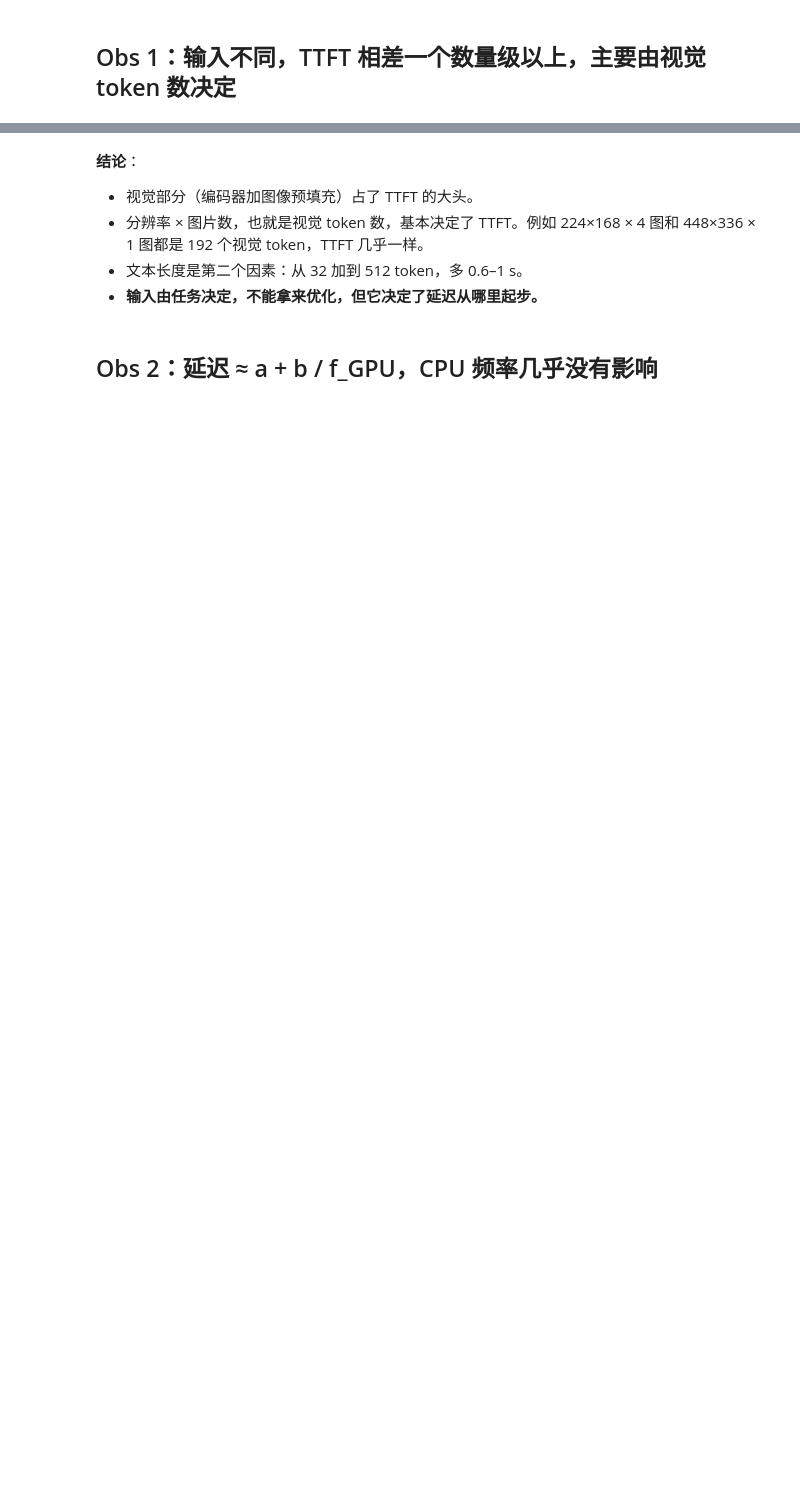
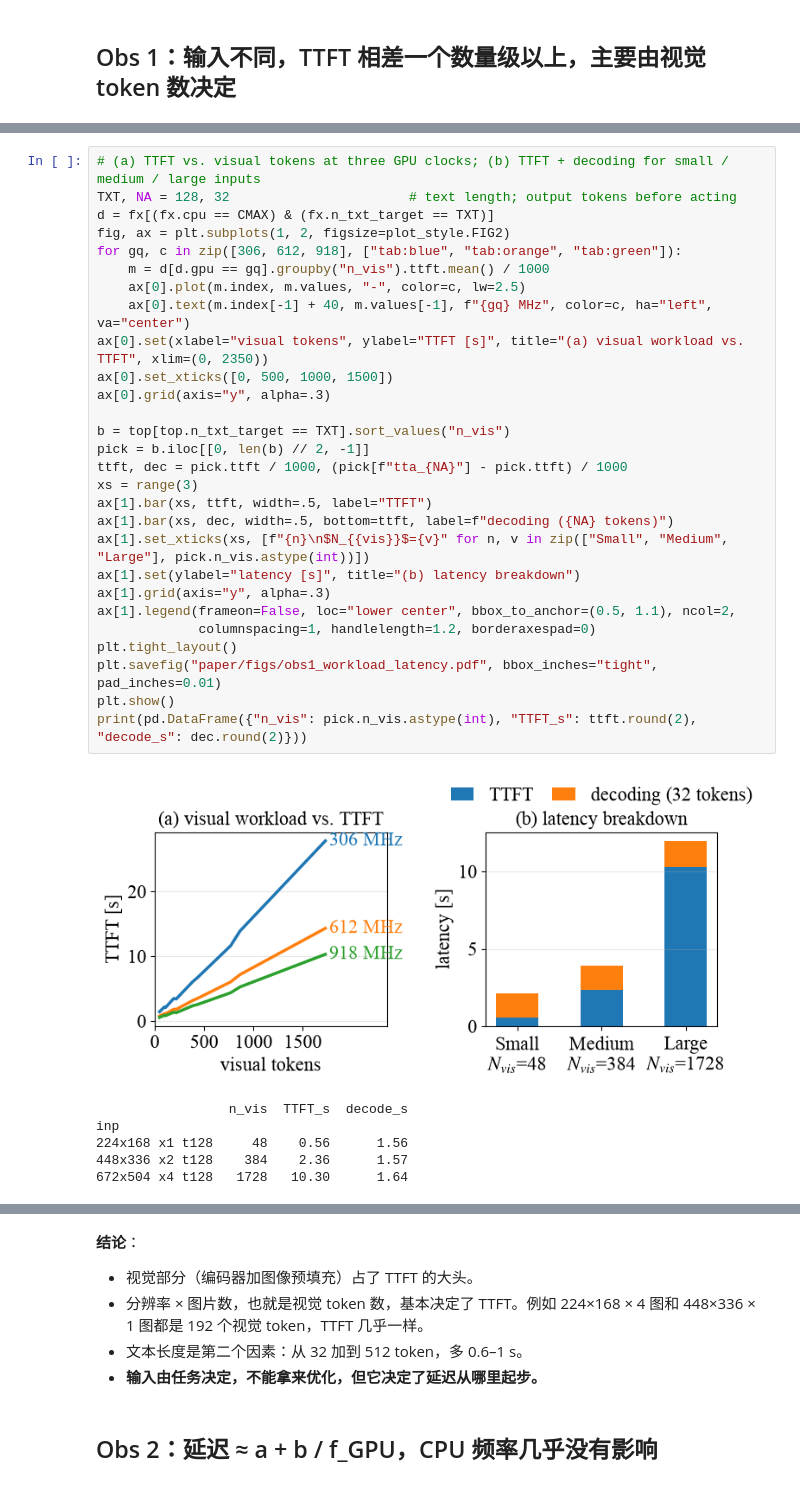
Before and after one commit to DufreWu/ViMoR, a Jupyter notebook: speed_vlm/motivation.ipynb, the cells around one changed output, grey strips where cells are left out. Cells and saved outputs as stored; diff of their text form; blank space fills up the shorter version.

```diff
--- a/speed_vlm/motivation.ipynb
+++ b/speed_vlm/motivation.ipynb
@@ -86,0 +203,35 @@ plt.tight_layout(); plt.show()
+# %%
+# (a) TTFT vs. visual tokens at three GPU clocks; (b) TTFT + decoding for small / medium / large inputs
+TXT, NA = 128, 32                       # text length; output tokens before acting
+d = fx[(fx.cpu == CMAX) & (fx.n_txt_target == TXT)]
+fig, ax = plt.subplots(1, 2, figsize=plot_style.FIG2)
+for gq, c in zip([306, 612, 918], ["tab:blue", "tab:orange", "tab:green"]):
+    m = d[d.gpu == gq].groupby("n_vis").ttft.mean() / 1000
+    ax[0].plot(m.index, m.values, "-", color=c, lw=2.5)
+    ax[0].text(m.index[-1] + 40, m.values[-1], f"{gq} MHz", color=c, ha="left", va="center")
+ax[0].set(xlabel="visual tokens", ylabel="TTFT [s]", title="(a) visual workload vs. TTFT", xlim=(0, 2350))
+ax[0].set_xticks([0, 500, 1000, 1500])
+ax[0].grid(axis="y", alpha=.3)
+
+b = top[top.n_txt_target == TXT].sort_values("n_vis")
+pick = b.iloc[[0, len(b) // 2, -1]]
+ttft, dec = pick.ttft / 1000, (pick[f"tta_{NA}"] - pick.ttft) / 1000
+xs = range(3)
+ax[1].bar(xs, ttft, width=.5, label="TTFT")
+ax[1].bar(xs, dec, width=.5, bottom=ttft, label=f"decoding ({NA} tokens)")
+ax[1].set_xticks(xs, [f"{n}\n$N_{{vis}}$={v}" for n, v in zip(["Small", "Medium", "Large"], pick.n_vis.astype(int))])
+ax[1].set(ylabel="latency [s]", title="(b) latency breakdown")
+ax[1].grid(axis="y", alpha=.3)
+ax[1].legend(frameon=False, loc="lower center", bbox_to_anchor=(0.5, 1.1), ncol=2,
+             columnspacing=1, handlelength=1.2, borderaxespad=0)
+plt.tight_layout()
+plt.savefig("paper/figs/obs1_workload_latency.pdf", bbox_inches="tight", pad_inches=0.01)
+plt.show()
+print(pd.DataFrame({"n_vis": pick.n_vis.astype(int), "TTFT_s": ttft.round(2), "decode_s": dec.round(2)}))
+# %% [output]
+[figure, added]
+                 n_vis  TTFT_s  decode_s
+inp
+224x168 x1 t128     48    0.56      1.56
+448x336 x2 t128    384    2.36      1.57
+672x504 x4 t128   1728   10.30      1.64
```
Also changed, not shown: parts of 14 cells of this notebook, 19 other files.
